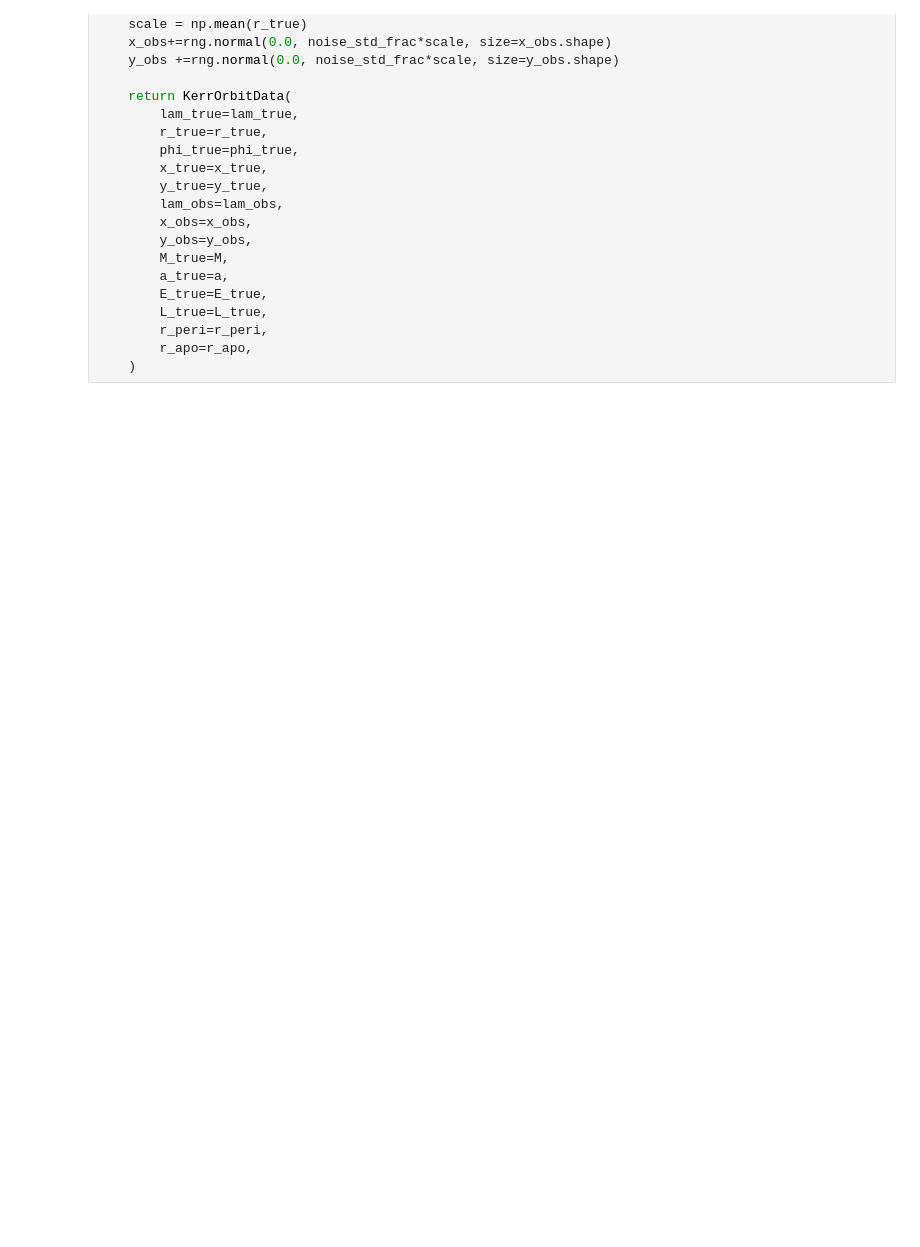
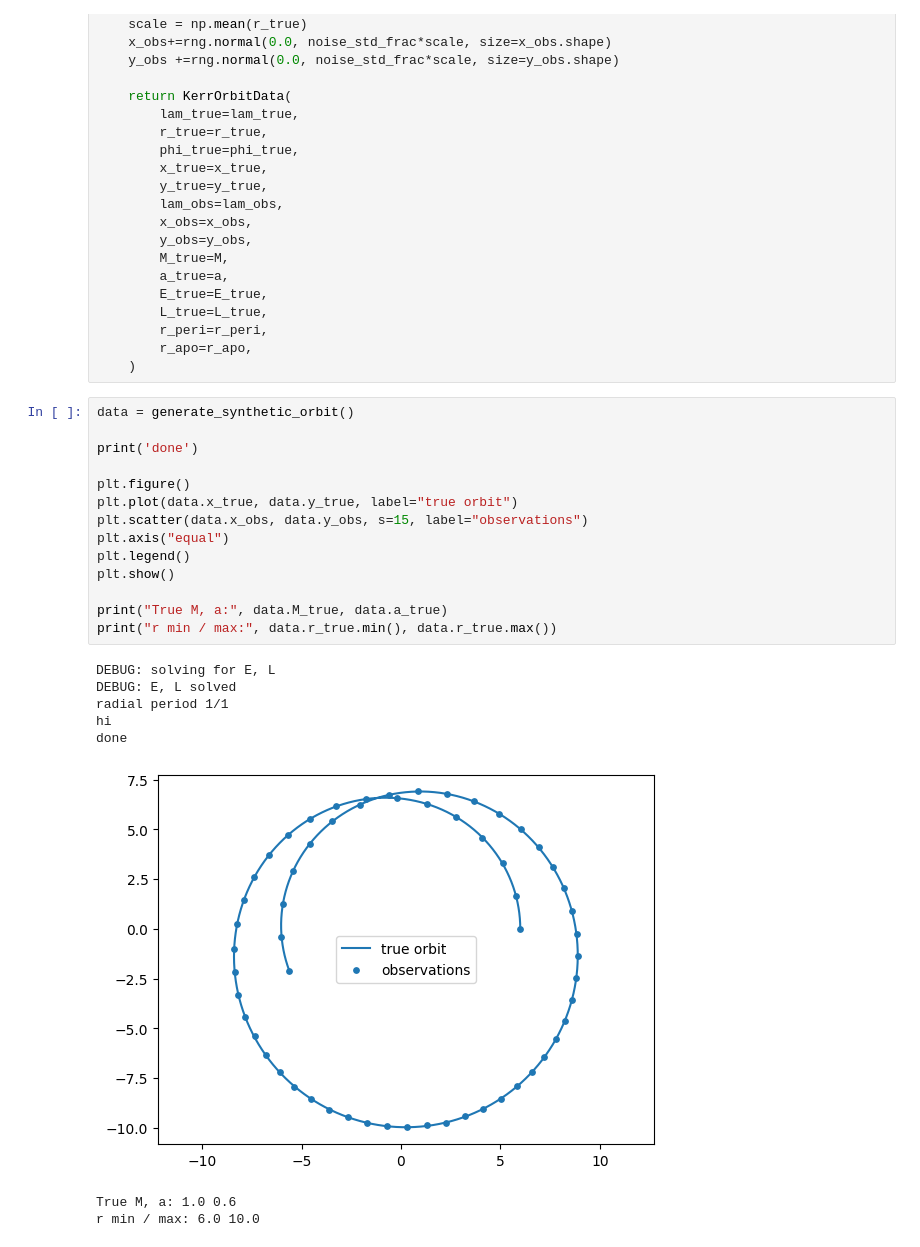
Before and after one commit to sushelan/blackhole-PINN, a Jupyter notebook: main.ipynb, the cells around one changed output. Drawn from its saved outputs; the diff is of its cells as text; blank space fills up the shorter version.

```diff
--- a/main.ipynb
+++ b/main.ipynb
@@ -236,3 +238,26 @@ def generate_synthetic_orbit(
         r_peri=r_peri,
         r_apo=r_apo,
     )
+# %%
+data = generate_synthetic_orbit()
+
+print('done')
+
+plt.figure()
+plt.plot(data.x_true, data.y_true, label="true orbit")
+plt.scatter(data.x_obs, data.y_obs, s=15, label="observations")
+plt.axis("equal")
+plt.legend()
+plt.show()
+
+print("True M, a:", data.M_true, data.a_true)
+print("r min / max:", data.r_true.min(), data.r_true.max())
+# %% [output]
+DEBUG: solving for E, L
+DEBUG: E, L solved
+radial period 1/1
+hi
+done
+[figure, added]
+True M, a: 1.0 0.6
+r min / max: 6.0 10.0
```
Also changed, not shown: parts of 2 cells of this notebook.
